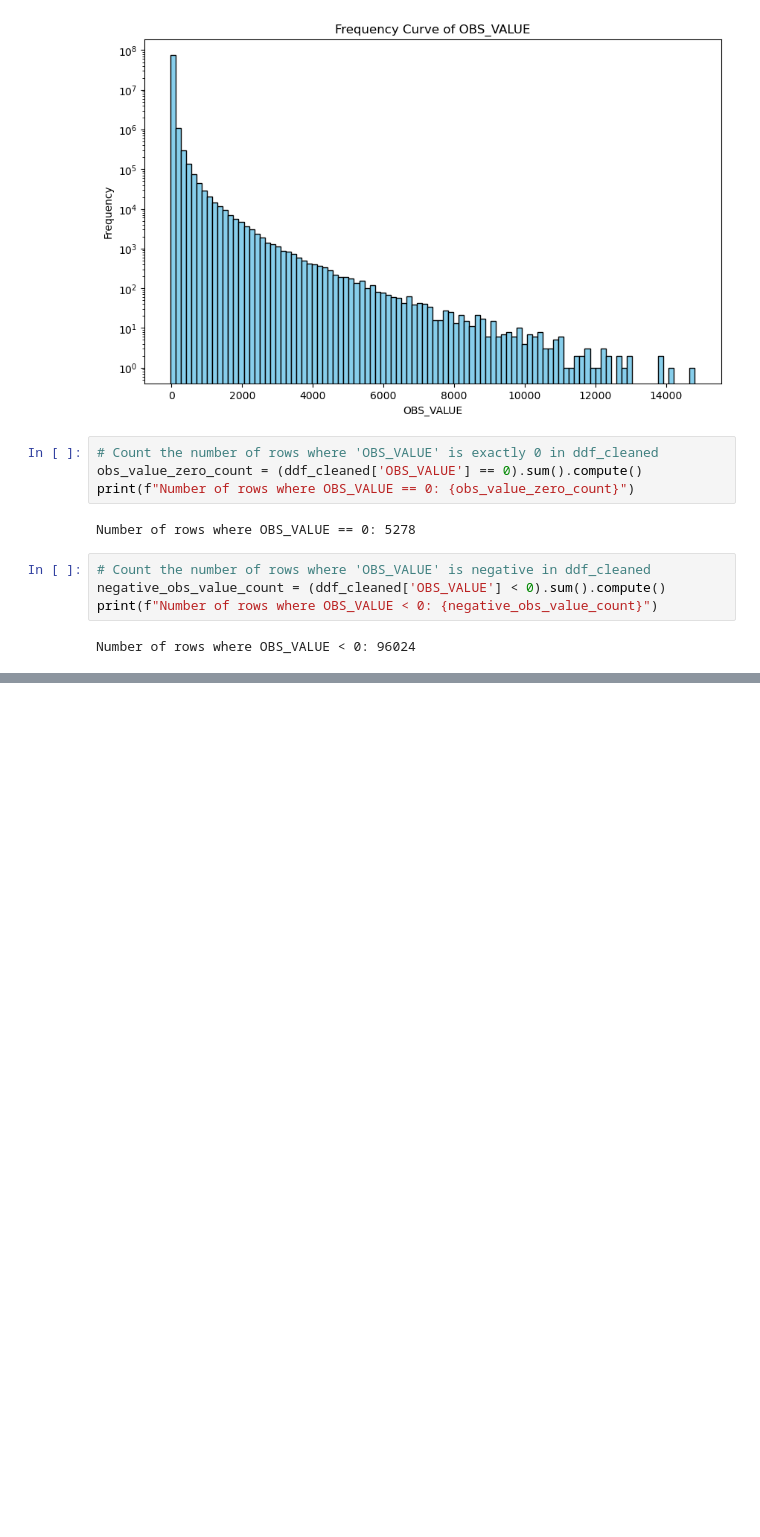
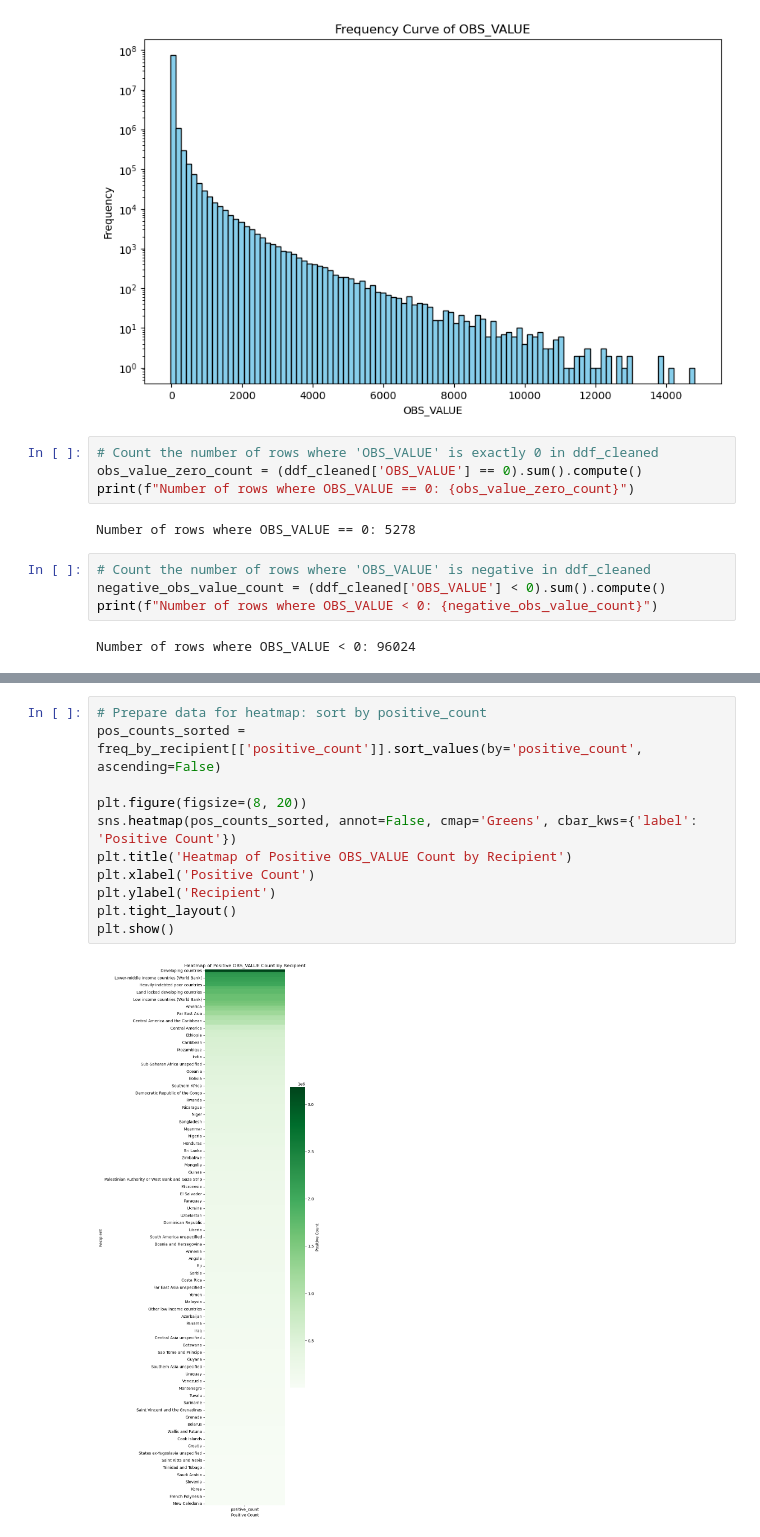
Before and after one commit to Ayomide-Fagbolade/Internship, a Jupyter notebook: dask_approach.ipynb, the cells around one changed output, grey strips where cells are left out. Cells and saved outputs as stored; diff of their text form; blank space fills up the shorter version.

```diff
--- a/dask_approach.ipynb
+++ b/dask_approach.ipynb
@@ -384,0 +524,13 @@ Number of rows where OBS_VALUE < 0: 96024
+# %%
+# Prepare data for heatmap: sort by positive_count
+pos_counts_sorted = freq_by_recipient[['positive_count']].sort_values(by='positive_count', ascending=False)
+
+plt.figure(figsize=(8, 20))
+sns.heatmap(pos_counts_sorted, annot=False, cmap='Greens', cbar_kws={'label': 'Positive Count'})
+plt.title('Heatmap of Positive OBS_VALUE Count by Recipient')
+plt.xlabel('Positive Count')
+plt.ylabel('Recipient')
+plt.tight_layout()
+plt.show()
+# %% [output]
+[figure, added]
```
Also changed, not shown: parts of 12 cells of this notebook.
